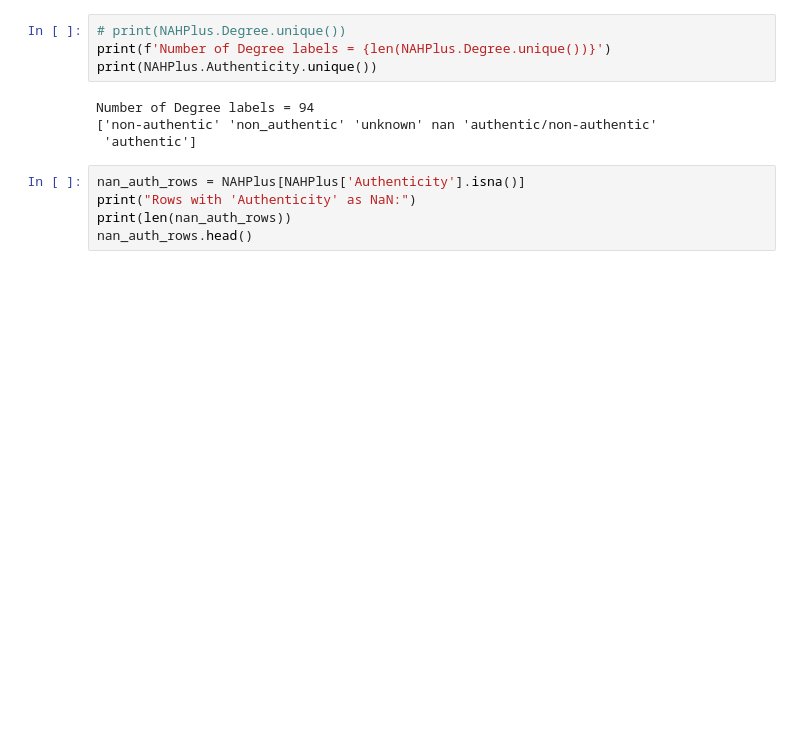
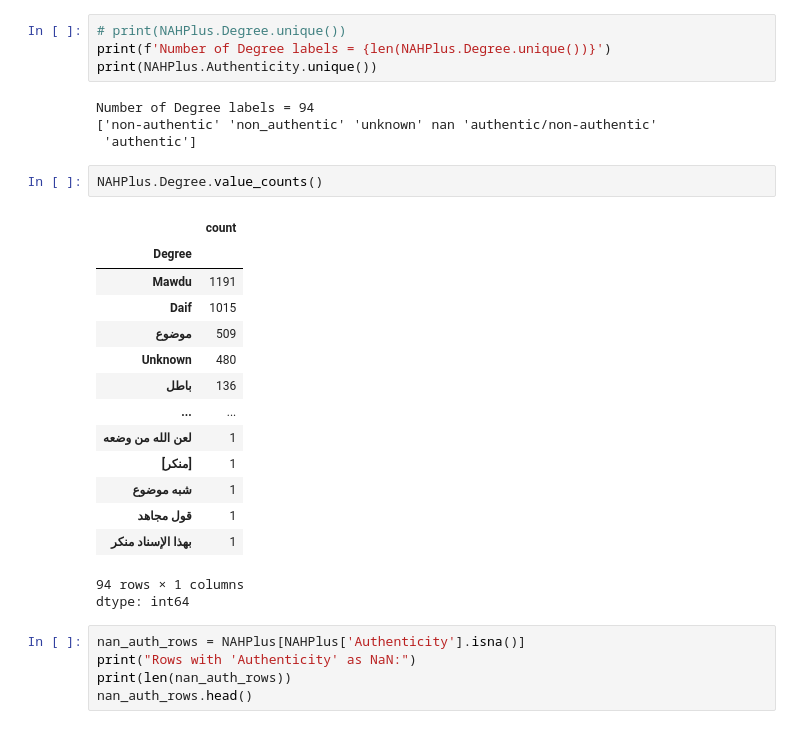
Before and after one commit to MuhammadHelmyOmar/Hadith, a Jupyter notebook: MAHDDAT.ipynb, the cells around one changed output. Drawn from its saved outputs; the diff is of its cells as text; blank space fills up the shorter version.

```diff
--- a/MAHDDAT.ipynb
+++ b/MAHDDAT.ipynb
@@ -231,6 +218,24 @@ print(NAHPlus.Authenticity.unique())
 Number of Degree labels = 94
 ['non-authentic' 'non_authentic' 'unknown' nan 'authentic/non-authentic'
  'authentic']
+# %%
+NAHPlus.Degree.value_counts()
+# %% [output]
+|  | count |
+| Degree |  |
+| Mawdu | 1191 |
+| Daif | 1015 |
+| موضوع | 509 |
+| Unknown | 480 |
+| باطل | 136 |
+| ... | ... |
+| لعن الله من وضعه | 1 |
+| [منكر] | 1 |
+| شبه موضوع | 1 |
+| قول مجاهد | 1 |
+| بهذا الإسناد منكر | 1 |
+94 rows × 1 columns
+dtype: int64
 # %%
 nan_auth_rows = NAHPlus[NAHPlus['Authenticity'].isna()]
 print("Rows with 'Authenticity' as NaN:")
```
Also changed, not shown: parts of 7 cells of this notebook.
